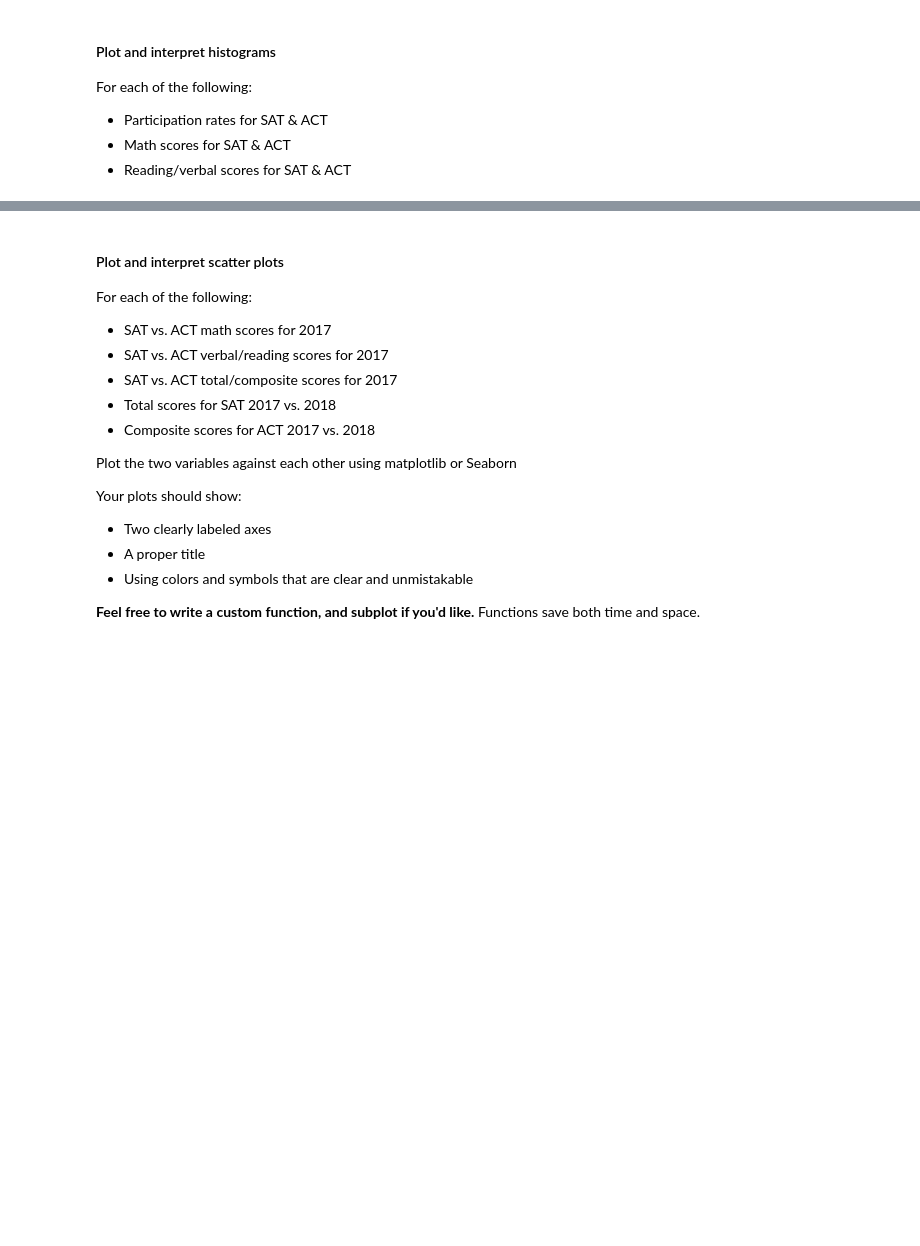
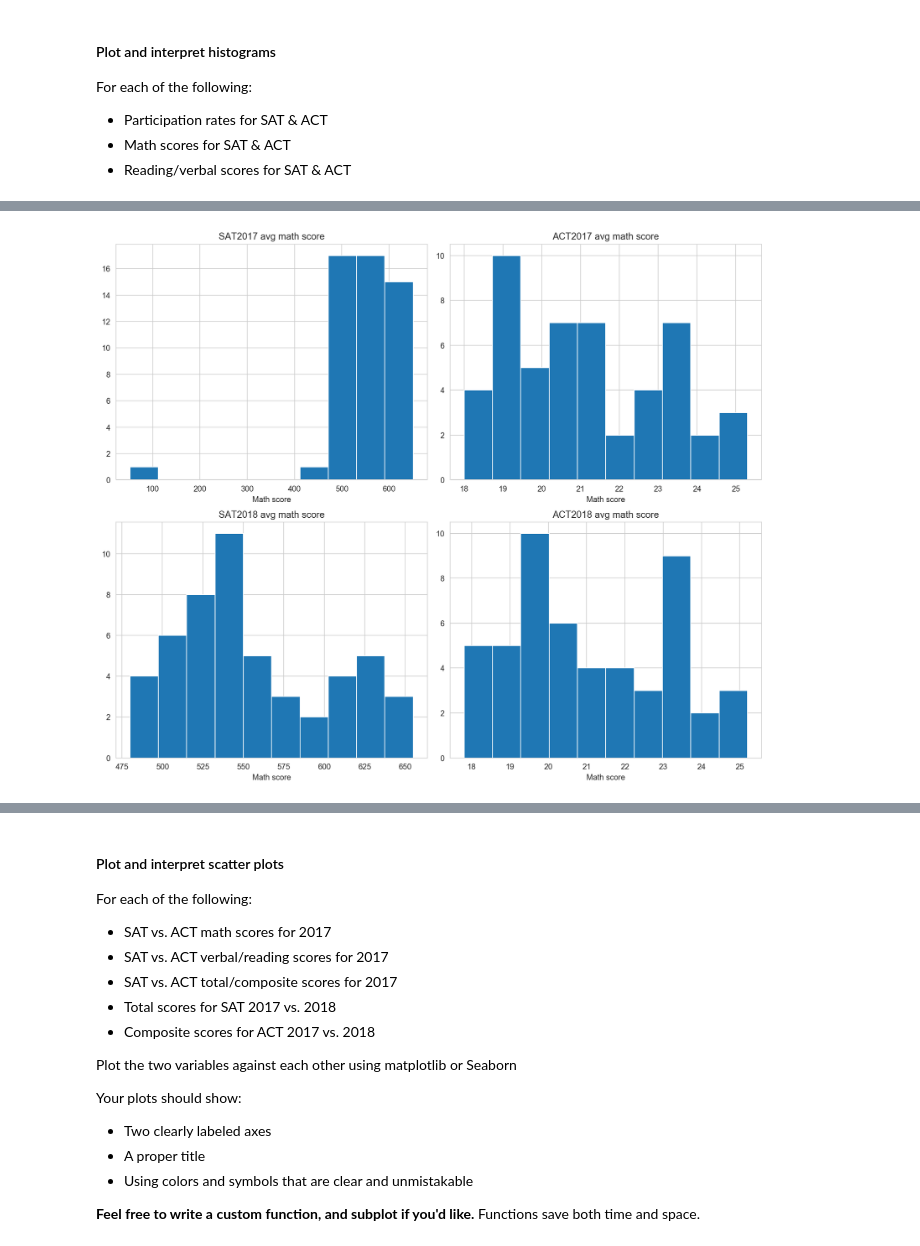
Before and after one commit to geoffersliu/dsiprojects, a Jupyter notebook: Project1234/project_1/code/starter-code_updated.ipynb, the cells around one changed output, grey strips where cells are left out. Cells and saved outputs as stored; diff of their text form; code cells hidden in the pictures; blank space fills up the shorter version.

```diff
--- a/Project1234/project_1/code/starter-code_updated.ipynb
+++ b/Project1234/project_1/code/starter-code_updated.ipynb
@@ -630,0 +653,6 @@ For each of the following:
+# %%
+subplot_histograms(all_merge, mathlist, mathtitle, mathlabel) #plotting histograms for math scores
+
+plt.tight_layout()
+# %% [output]
+[figure, added]
```
Also changed, not shown: parts of 18 cells of this notebook, 1 other file.
